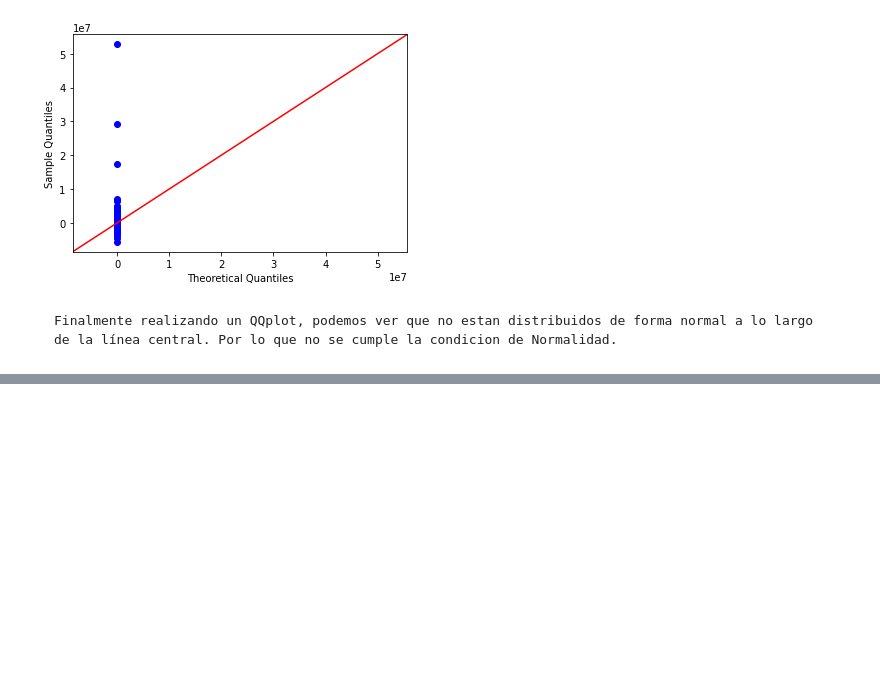
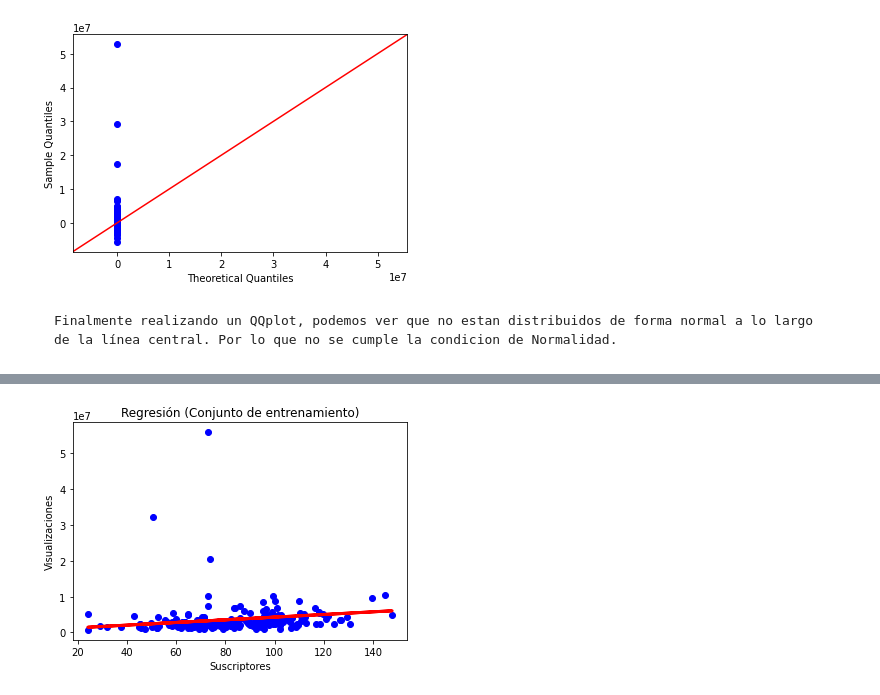
Before and after one commit to Adalab/Adalab-DA-promo-A-module-3-pairprog-3-pair-4-Alicia-Lidia, a Jupyter notebook: Regresión/Regresión 2/Pair_regresión _2.ipynb, the cells around one changed output, grey strips where cells are left out. Drawn from its saved outputs; the diff is of its cells as text; code cells hidden in the pictures; blank space fills up the shorter version.

```diff
--- a/Regresión/Regresión 2/Pair_regresión _2.ipynb
+++ b/Regresión/Regresión 2/Pair_regresión _2.ipynb
@@ -130,0 +143,18 @@ py.show()
+# %%
+x_ajustado=df['subscribers_count_lambda'].values.reshape(-1, 1) # Le hacemos el reshape ya que el modelo espera que le pasemos un array de 2 dimensiones con una única columna.
+y_ajustado= df['views_avg.'].values.reshape(-1, 1)
+x_train_ajus, x_test_ajus, y_train_ajus, y_test_ajus = train_test_split(x_ajustado, y_ajustado, test_size = 0.2, random_state = 42)
+# %%
+LR = LinearRegression(n_jobs=-1)
+LR.fit(x_train_ajus, y_train_ajus)
+y_predict_train_ajus = LR.predict(x_train_ajus)
+y_prediction_ajus = LR.predict(x_test_ajus)
+# %%
+plt.scatter(x_test_ajus,y_test_ajus,color="blue")  # Plot a graph with X_train vs y_train
+plt.plot(x_test_ajus,y_prediction_ajus,color="red",linewidth=3)
+plt.title('Regresión (Conjunto de entrenamiento)')
+plt.xlabel('Suscriptores')
+plt.ylabel('Visualizaciones')
+plt.show()
+# %% [output]
+[figure, added]
```
Also changed, not shown: parts of 11 cells of this notebook.
